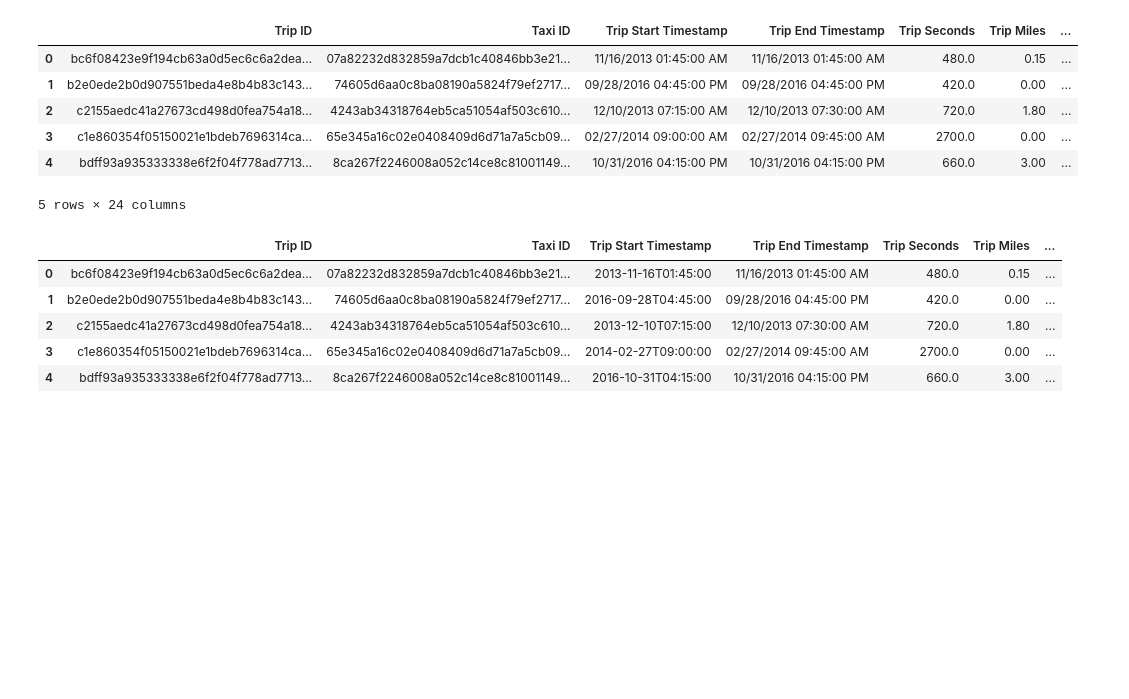
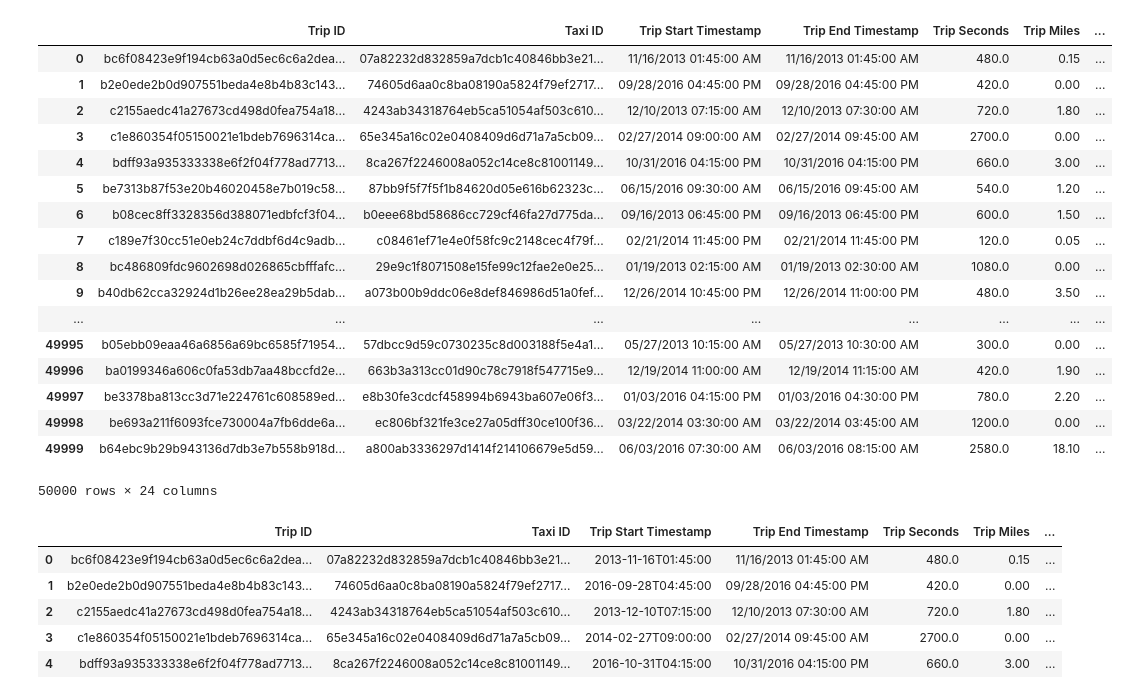
Before and after one commit to peterjorphan/07-project_one, a Jupyter notebook: api_calls.ipynb, the cells around one changed output. Drawn from its saved outputs; the diff is of its cells as text; code cells hidden in the pictures; blank space fills up the shorter version.

```diff
--- a/api_calls.ipynb
+++ b/api_calls.ipynb
@@ -10,21 +10,32 @@ from api_keys import DarkSkyKey
 # %%
 # read taxi rides file
 file = "Resources/Taxi_Trips_Random_Sample.csv"
 df = pd.read_csv(file, header=None)
 df.columns = ["Trip ID", "Taxi ID","Trip Start Timestamp", "Trip End Timestamp","Trip Seconds",
              "Trip Miles", "Pickup Census Tract", "Dropoff Census Tract", "Pickup Community Area",
              "Dropoff Community Area", "Fare", "Tips", "Tolls", "Extras", "Trip Total", "Payment Type",
              "Company", "Pickup Centroid Latitude", "Pickup Centroid Longitude", "Pickup Centroid Location",
              "Dropoff Centroid Latitude", "Dropoff Centroid Longitude", "Dropoff Centroid Location","Community Areas"]
-df.head()
+df
 # %% [output]
 |  | Trip ID | Taxi ID | Trip Start Timestamp | Trip End Timestamp | Trip Seconds | Trip Miles | ... |
 | 0 | bc6f08423e9f194cb63a0d5ec6c6a2dea... | 07a82232d832859a7dcb1c40846bb3e21... | 11/16/2013 01:45:00 AM | 11/16/2013 01:45:00 AM | 480.0 | 0.15 | ... |
 | 1 | b2e0ede2b0d907551beda4e8b4b83c143... | 74605d6aa0c8ba08190a5824f79ef2717... | 09/28/2016 04:45:00 PM | 09/28/2016 04:45:00 PM | 420.0 | 0.00 | ... |
 | 2 | c2155aedc41a27673cd498d0fea754a18... | 4243ab34318764eb5ca51054af503c610... | 12/10/2013 07:15:00 AM | 12/10/2013 07:30:00 AM | 720.0 | 1.80 | ... |
 | 3 | c1e860354f05150021e1bdeb7696314ca... | 65e345a16c02e0408409d6d71a7a5cb09... | 02/27/2014 09:00:00 AM | 02/27/2014 09:45:00 AM | 2700.0 | 0.00 | ... |
 | 4 | bdff93a935333338e6f2f04f778ad7713... | 8ca267f2246008a052c14ce8c81001149... | 10/31/2016 04:15:00 PM | 10/31/2016 04:15:00 PM | 660.0 | 3.00 | ... |
+| 5 | be7313b87f53e20b46020458e7b019c58... | 87bb9f5f7f5f1b84620d05e616b62323c... | 06/15/2016 09:30:00 AM | 06/15/2016 09:45:00 AM | 540.0 | 1.20 | ... |
+| 6 | b08cec8ff3328356d388071edbfcf3f04... | b0eee68bd58686cc729cf46fa27d775da... | 09/16/2013 06:45:00 PM | 09/16/2013 06:45:00 PM | 600.0 | 1.50 | ... |
+| 7 | c189e7f30cc51e0eb24c7ddbf6d4c9adb... | c08461ef71e4e0f58fc9c2148cec4f79f... | 02/21/2014 11:45:00 PM | 02/21/2014 11:45:00 PM | 120.0 | 0.05 | ... |
+| 8 | bc486809fdc9602698d026865cbfffafc... | 29e9c1f8071508e15fe99c12fae2e0e25... | 01/19/2013 02:15:00 AM | 01/19/2013 02:30:00 AM | 1080.0 | 0.00 | ... |
+| 9 | b40db62cca32924d1b26ee28ea29b5dab... | a073b00b9ddc06e8def846986d51a0fef... | 12/26/2014 10:45:00 PM | 12/26/2014 11:00:00 PM | 480.0 | 3.50 | ... |
+| ... | ... | ... | ... | ... | ... | ... | ... |
+| 49995 | b05ebb09eaa46a6856a69bc6585f71954... | 57dbcc9d59c0730235c8d003188f5e4a1... | 05/27/2013 10:15:00 AM | 05/27/2013 10:30:00 AM | 300.0 | 0.00 | ... |
+| 49996 | ba0199346a606c0fa53db7aa48bccfd2e... | 663b3a313cc01d90c78c7918f547715e9... | 12/19/2014 11:00:00 AM | 12/19/2014 11:15:00 AM | 420.0 | 1.90 | ... |
+| 49997 | be3378ba813cc3d71e224761c608589ed... | e8b30fe3cdcf458994b6943ba607e06f3... | 01/03/2016 04:15:00 PM | 01/03/2016 04:30:00 PM | 780.0 | 2.20 | ... |
+| 49998 | be693a211f6093fce730004a7fb6dde6a... | ec806bf321fe3ce27a05dff30ce100f36... | 03/22/2014 03:30:00 AM | 03/22/2014 03:45:00 AM | 1200.0 | 0.00 | ... |
+| 49999 | b64ebc9b29b943136d7db3e7b558b918d... | a800ab3336297d1414f214106679e5d59... | 06/03/2016 07:30:00 AM | 06/03/2016 08:15:00 AM | 2580.0 | 18.10 | ... |
-5 rows × 24 columns
+50000 rows × 24 columns
 # %%
 # convert timestamp format for api calls
 newdatestart_list = []
```
Also changed, not shown: 7 other files.
